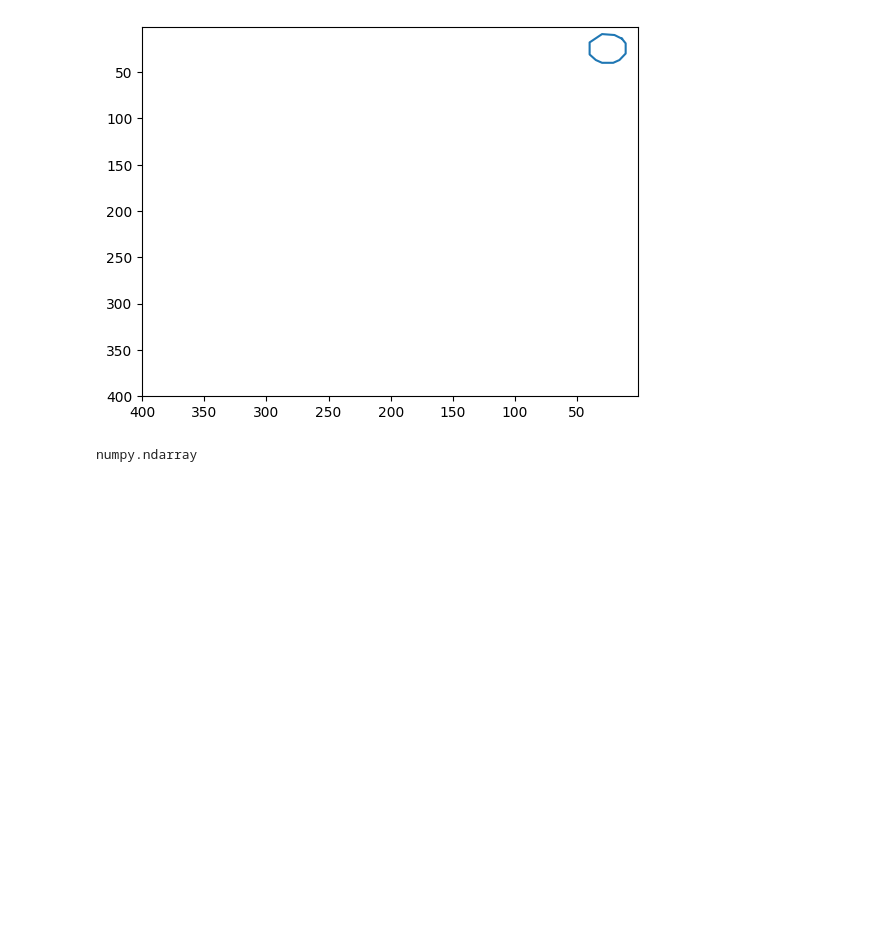
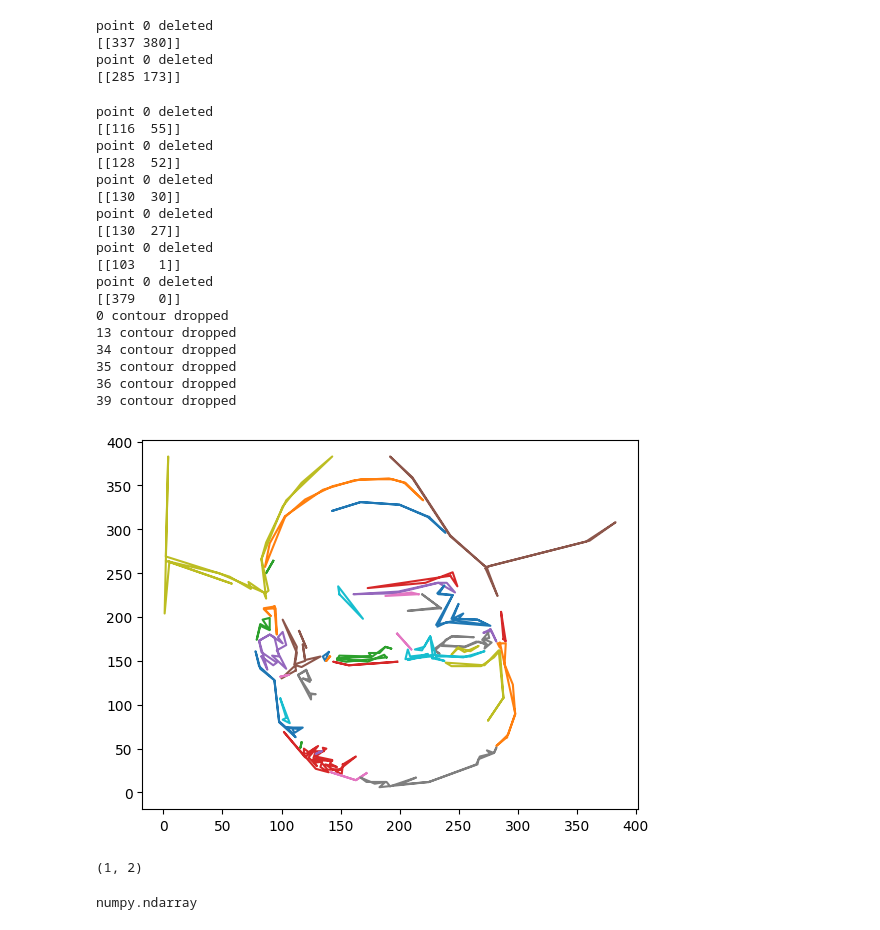
Before and after one commit to Miekale/ArticusMaximus, a Jupyter notebook: python_edge_detection/edge_detection_test.ipynb, the cells around one changed output. Saved outputs shown, nothing was run; the diff lists cells and outputs as text; code cells hidden in the pictures; blank space fills up the shorter version.

```diff
--- a/python_edge_detection/edge_detection_test.ipynb
+++ b/python_edge_detection/edge_detection_test.ipynb
@@ -3,7 +3,7 @@ import matplotlib.pyplot as plt
 import numpy as np
 import cv2
 # %%
-image = cv2.imread(r"C:\Users\markd\Documents\GitHub\ArticusMaximus\python_edge_detection\sample_images\circle.png")
+image = cv2.imread(r"C:\Users\markd\Documents\GitHub\ArticusMaximus\python_edge_detection\sample_images\cursed.jpg")
 image = cv2.resize(image, (int(image.shape[1]/2), int(image.shape[0]/2)), interpolation=cv2.INTER_AREA)
 cv2.imshow("image", image)
 cv2.waitKey(0)
@@ -126,7 +126,7 @@ contours, hierarchy = cv2.findContours(canny_blur,
     cv2.RETR_TREE , cv2.CHAIN_APPROX_SIMPLE)
 
 # Epsilon value for Douglas Peucker algorithm, bigger == less details
-epsilon = 1
+epsilon = 3
 
 # Filter out small contours and duplicate contours
 contours = list(contours)
@@ -143,37 +143,67 @@ while (i < len(contours)):
     # Douglas Peucker Algorithm
     contours[i] = Douglas_Peucker(contours[i], epsilon)
     # Close contour (connect back to starting point)
     contours[i][-1] = contours[i][0]
     # Remove any duplicates resulting from Douglas Peucker
     contours[i] = remove_duplicate_points(contours[i])
     i += 1
 
 # Filter again after simplifying
 contours = remove_small_contours(contours, 2)
 contours = remove_duplicate_contours(contours, 0.05, 10)
 
 # Display results
 for i in range(len(contours)):
-    plt.xlim(400)
-    plt.ylim(400)
+    # plt.xlim(400)
+    # plt.ylim(400)
     plt.plot(contours[i][:,0], contours[i][:,1], label=f'{i}')
 plt.show()
 
 # Write contours to file
 f = open("contour_output.txt", 'w')
 k = 0
 for contour in contours:
-    f.write(f'---- CONTOUR {k} ----\n')
+    f.write(f'CONTOUR_{k} {str(contour.shape[0])}\n')
     k += 1
     for i in range(len(contour)):
+        if i == 0:
+            f.write("M ")
+        else:
+            f.write("D ")
         f.write(str(contour[i, 0]))
         f.write(" ")
         f.write(str(contour[i, 1]))
         f.write(" \n")
 
 f.close()
 # %% [output]
+point 0 deleted
+[[337 380]]
+point 0 deleted
+[[285 173]]
+point 0 deleted
+[[116  55]]
+point 0 deleted
+[[128  52]]
+point 0 deleted
+[[130  30]]
+point 0 deleted
+[[130  27]]
+point 0 deleted
+[[103   1]]
+point 0 deleted
+[[379   0]]
+0 contour dropped
+13 contour dropped
+34 contour dropped
+35 contour dropped
+36 contour dropped
+39 contour dropped
-[figure, old version]
+[figure, new version]
+# %%
+contour.shape
+# %% [output]
+(1, 2)
 # %%
 type(contours[0])
 # %% [output]
```
Also changed, not shown: 3 other files.
